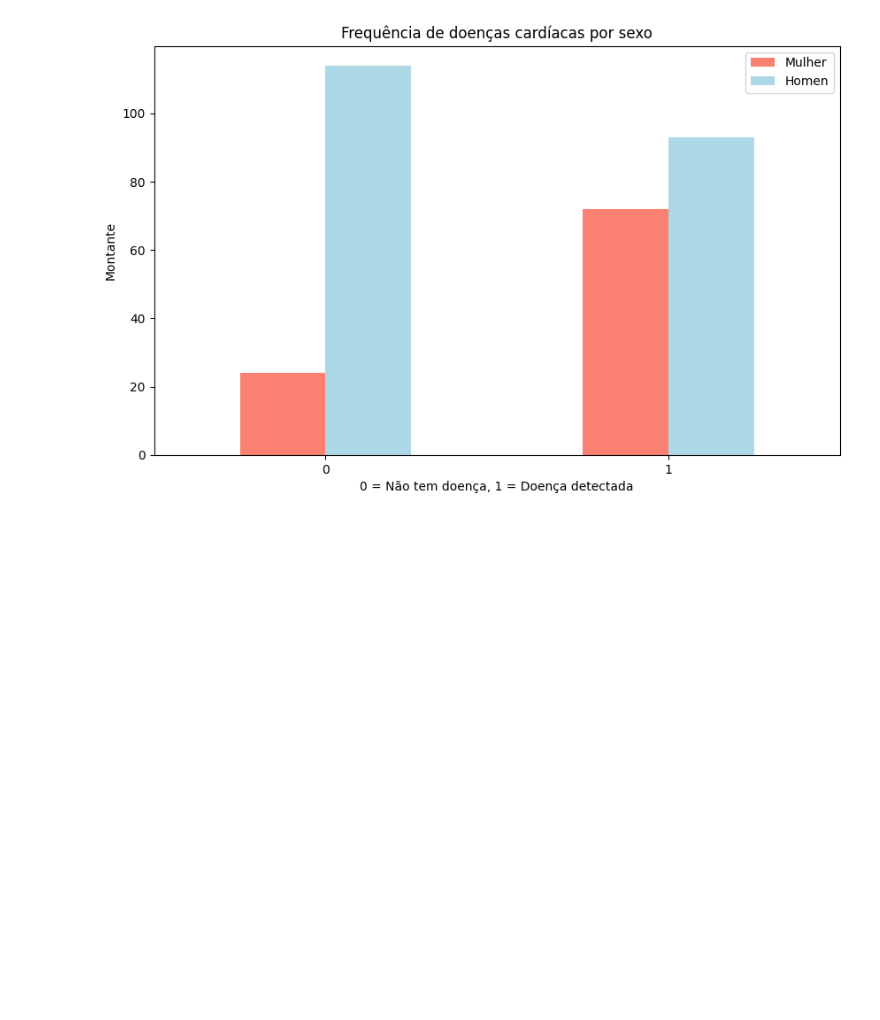
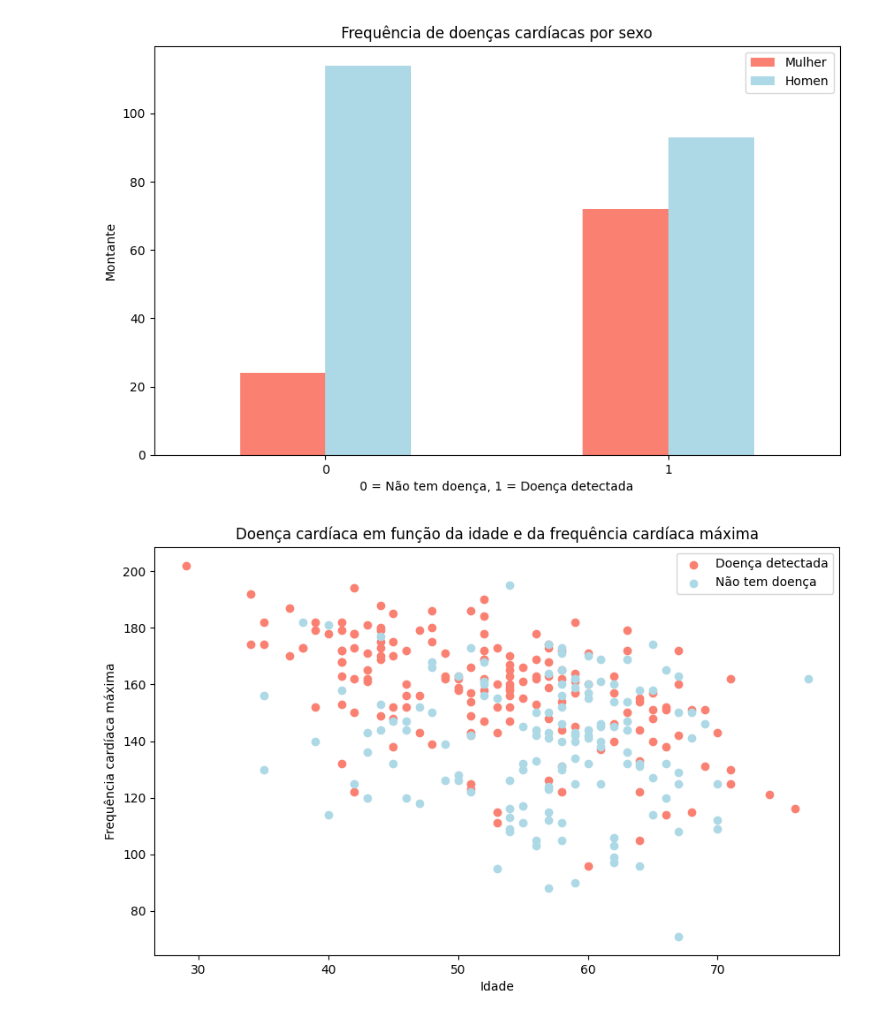
Before and after one commit to NoriegaCL/IA_Python, a Jupyter notebook: Exe01_Sktlearning.ipynb, the cells around one changed output. Drawn from its saved outputs; the diff is of its cells as text; code cells hidden in the pictures; blank space fills up the shorter version.

```diff
--- a/Exe01_Sktlearning.ipynb
+++ b/Exe01_Sktlearning.ipynb
@@ -78,3 +90,24 @@ plt.legend(["Mulher", "Homen"])
 plt.xticks(rotation=0); # configura os eixos dos labels para vertical
 # %% [output]
 [figure]
+# %%
+plt.figure(figsize=(10,6))
+
+# Plot para valores positivos
+plt.scatter(df["age"][df["target"] ==1 ],
+            df["thalach"][df["target"] == 1],
+            c="salmon")
+
+# Plot para valores negativos
+# queremos plotar no mesmo gráfico então não vamos configurar axes diferentes
+plt.scatter(df["age"][df["target"] == 0],
+            df["thalach"][df["target"] == 0],
+            c="lightblue")
+
+# Atributos
+plt.title("Doença cardíaca em função da idade e da frequência cardíaca máxima")
+plt.xlabel("Idade")
+plt.legend(["Doença detectada", "Não tem doença"])
+plt.ylabel("Frequência cardíaca máxima");
+# %% [output]
+[figure, added]
```
Also changed, not shown: parts of 16 cells of this notebook.
